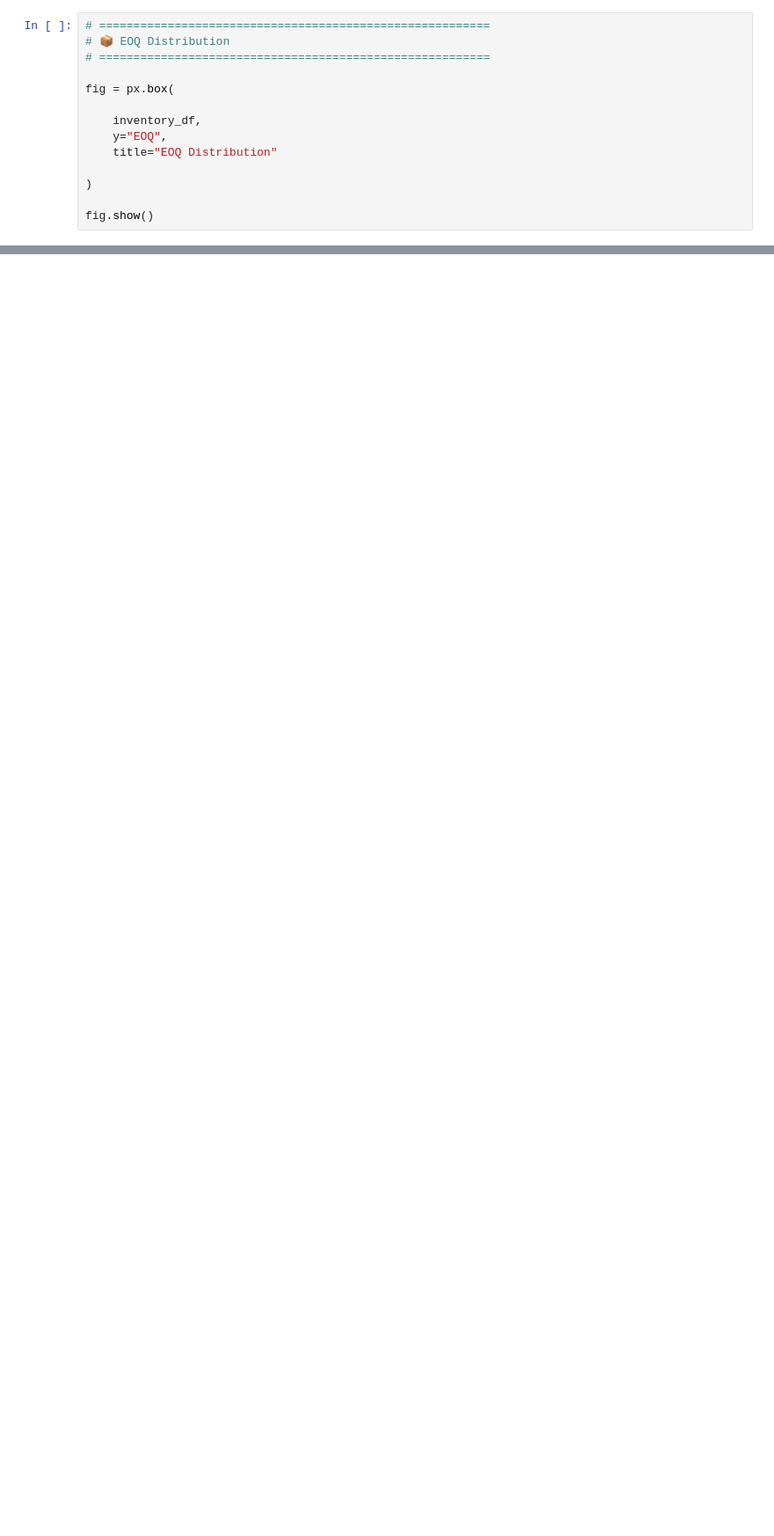
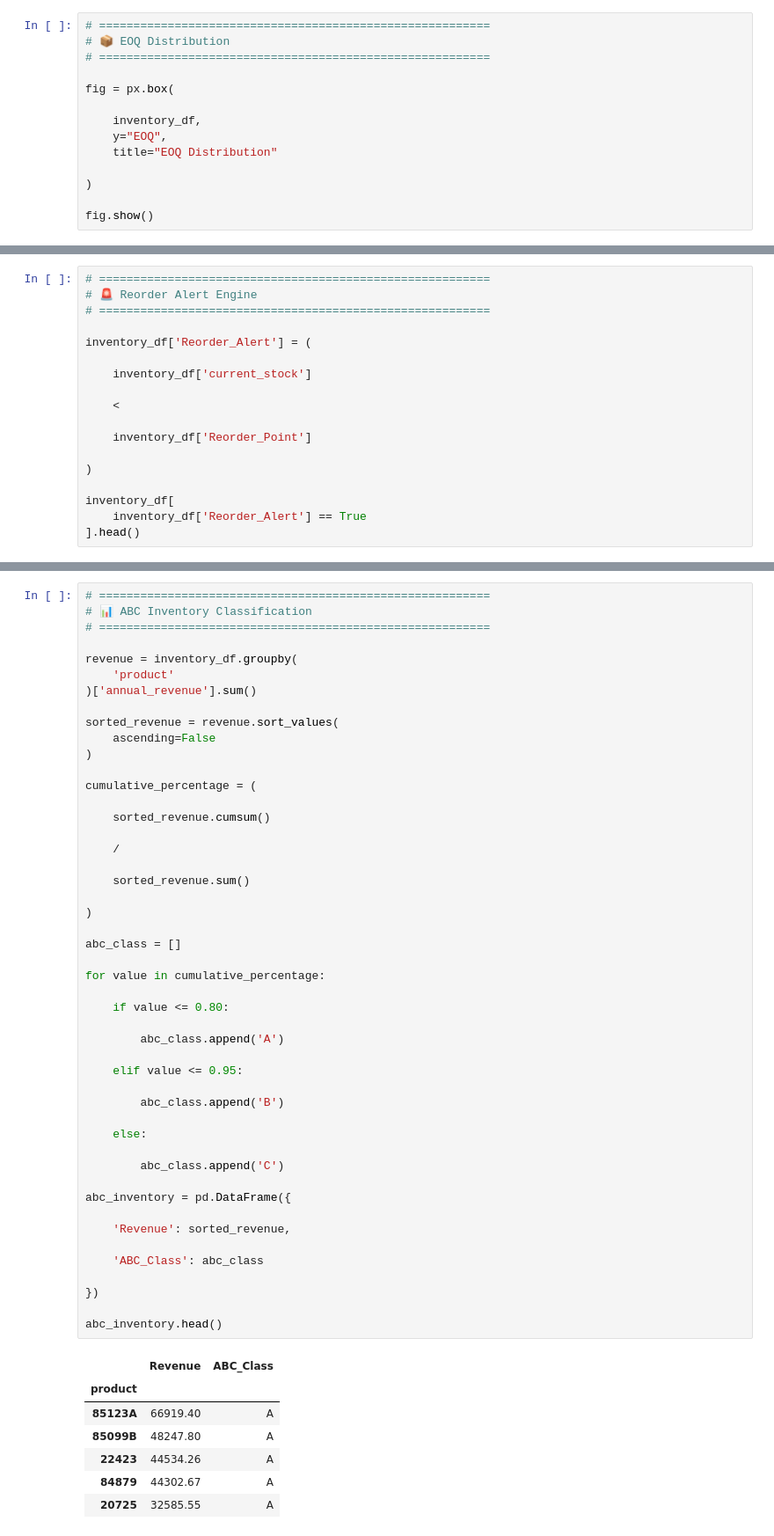
Before and after one commit to sagarmehra69/neuralretail-ai-sales-intelligence, a Jupyter notebook: notebooks/07_Inventory_Intelligence_System.ipynb, the cells around one changed output, grey strips where cells are left out. Shown at 88% size. Cells and saved outputs as stored; diff of their text form; blank space fills up the shorter version.

```diff
--- a/notebooks/07_Inventory_Intelligence_System.ipynb
+++ b/notebooks/07_Inventory_Intelligence_System.ipynb
@@ -386,0 +629,18 @@ print("✅ Inventory Intelligence Dataset Saved")
+# %%
+# =========================================================
+# 🚨 Reorder Alert Engine
+# =========================================================
+
+inventory_df['Reorder_Alert'] = (
+
+    inventory_df['current_stock']
+
+    <
+
+    inventory_df['Reorder_Point']
+
+)
+
+inventory_df[
+    inventory_df['Reorder_Alert'] == True
+].head()
@@ -386,0 +649,56 @@ print("✅ Inventory Intelligence Dataset Saved")
+# %%
+# =========================================================
+# 📊 ABC Inventory Classification
+# =========================================================
+
+revenue = inventory_df.groupby(
+    'product'
+)['annual_revenue'].sum()
+
+sorted_revenue = revenue.sort_values(
+    ascending=False
+)
+
+cumulative_percentage = (
+
+    sorted_revenue.cumsum()
+
+    /
+
+    sorted_revenue.sum()
+
+)
+
+abc_class = []
+
+for value in cumulative_percentage:
+
+    if value <= 0.80:
+
+        abc_class.append('A')
+
+    elif value <= 0.95:
+
+        abc_class.append('B')
+
+    else:
+
+        abc_class.append('C')
+
+abc_inventory = pd.DataFrame({
+
+    'Revenue': sorted_revenue,
+
+    'ABC_Class': abc_class
+
+})
+
+abc_inventory.head()
+# %% [output]
+|  | Revenue | ABC_Class |
+| product |  |  |
+| 85123A | 66919.40 | A |
+| 85099B | 48247.80 | A |
+| 22423 | 44534.26 | A |
+| 84879 | 44302.67 | A |
+| 20725 | 32585.55 | A |
```
Also changed, not shown: parts of 27 cells of this notebook, 2 other files.
